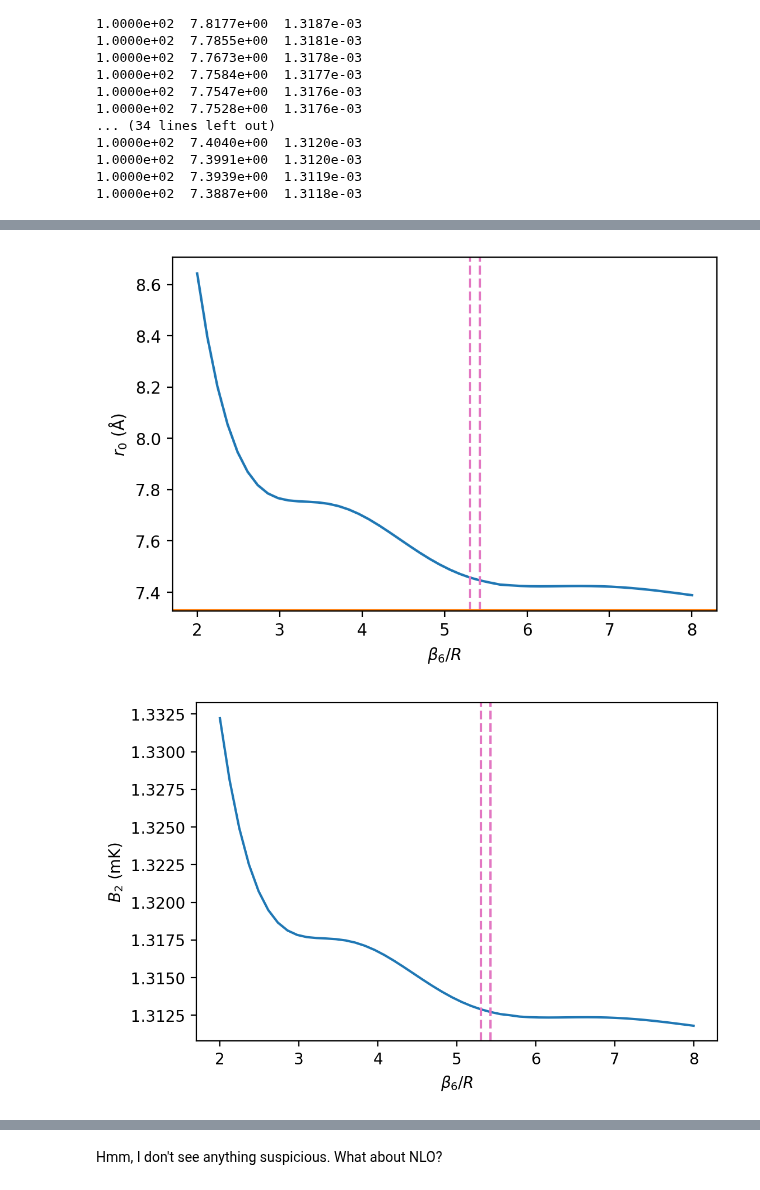
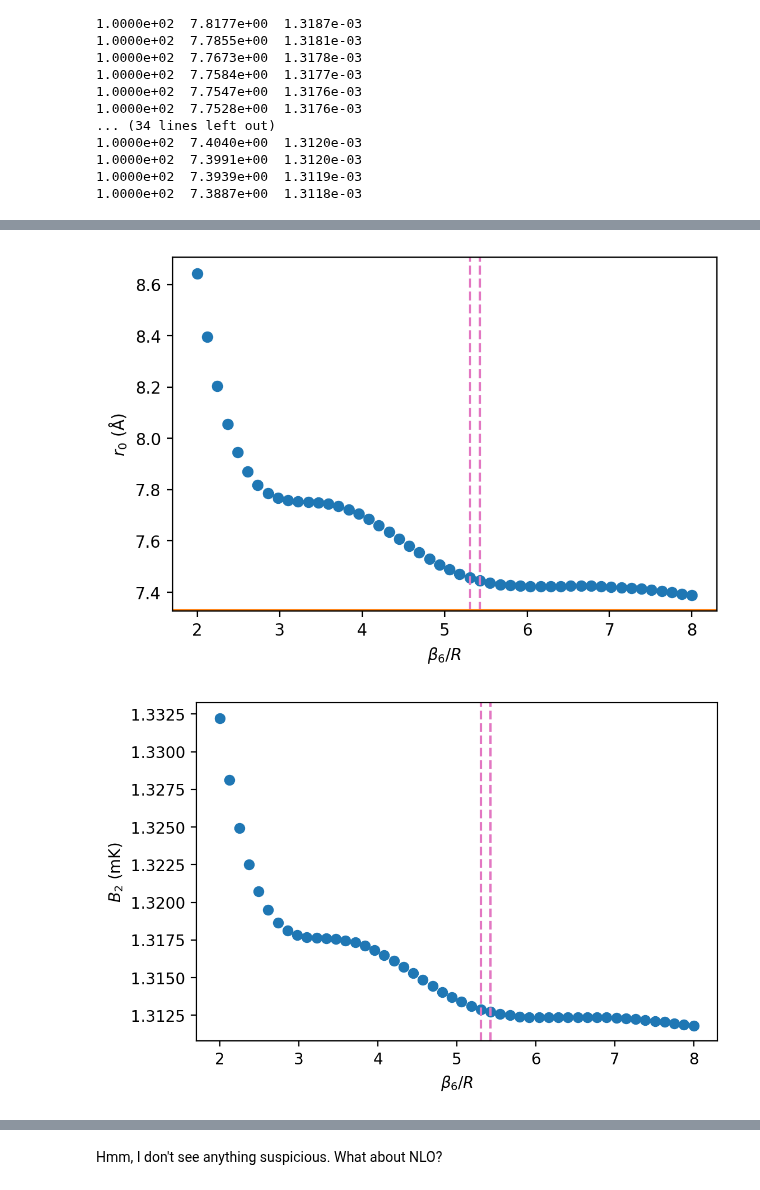
Before and after one commit to odell/vdw-nlo, a Jupyter notebook: Check Increased C6 RG Flow.ipynb, the cells around one changed output, grey strips where cells are left out. Cells and saved outputs as stored; diff of their text form; code cells hidden in the pictures.

```diff
--- a/Check Increased C6 RG Flow.ipynb
+++ b/Check Increased C6 RG Flow.ipynb
@@ -21,13 +21,15 @@ momenta = np.linspace(0.01/he4.BETA6, 0.3/he4.BETA6, 30)
 nR = rg_flow.shape[0]
 a0s = np.zeros(nR)
 r0s = np.zeros(nR)
-b2s = np.zeros(nR)
+spectra = []
 
 for i in range(nR):
     R, g = rg_flow[i]
     s = he4.Helium4System(R, ELL)
     a0, r0 = s.a0_and_r0(g, 0, momenta, use_c=True)
-    b2 = np.abs(s.bound_state_spectrum(g, 0)[0])
+    spec = s.bound_state_spectrum(g, 0)
+    spectra.append(spec)
+    b2 = np.abs(spec[0])
 
     a0s[i] = a0
     r0s[i] = r0
@@ -67,26 +69,26 @@ ax.set_ylabel(r'$a_0$ (Å)');
 # %%
 fig, ax = plt.subplots(dpi=200)
 fig.patch.set_facecolor('white')
 
-ax.plot(he4.BETA6/Rs, r0s)
-ax.axvline(he4.BETA6/Rs[27], color='C6', linestyle='--')
-ax.axvline(he4.BETA6/Rs[28], color='C6', linestyle='--')
+ax.scatter(he4.BETA6/rg_flow[:, 0], r0s)
+ax.axvline(he4.BETA6/rg_flow[27, 0], color='C6', linestyle='--')
+ax.axvline(he4.BETA6/rg_flow[28, 0], color='C6', linestyle='--')
 ax.axhline(he4.R0, color='C1', linestyle='-')
 
 ax.set_xlabel(r'$\beta_6/R$')
 ax.set_ylabel(r'$r_0$ (Å)');
 # %% [output]
-[figure, old version]
+[figure, new version]
 # %%
 fig, ax = plt.subplots(dpi=200)
 fig.patch.set_facecolor('white')
 
-ax.plot(he4.BETA6/Rs, b2s*1000)
-ax.axvline(he4.BETA6/Rs[27], color='C6', linestyle='--')
-ax.axvline(he4.BETA6/Rs[28], color='C6', linestyle='--')
+ax.scatter(he4.BETA6/rg_flow[:, 0], b2s*1000)
+ax.axvline(he4.BETA6/rg_flow[27, 0], color='C6', linestyle='--')
+ax.axvline(he4.BETA6/rg_flow[28, 0], color='C6', linestyle='--')
 # ax.axhline(he4.R0, color='C1', linestyle='-')
 
 ax.set_xlabel(r'$\beta_6/R$')
 ax.set_ylabel(r'$B_2$ (mK)');
 # %% [output]
-[figure, old version]
+[figure, new version]
```
Also changed, not shown: parts of 10 cells of this notebook, 2 other files.
